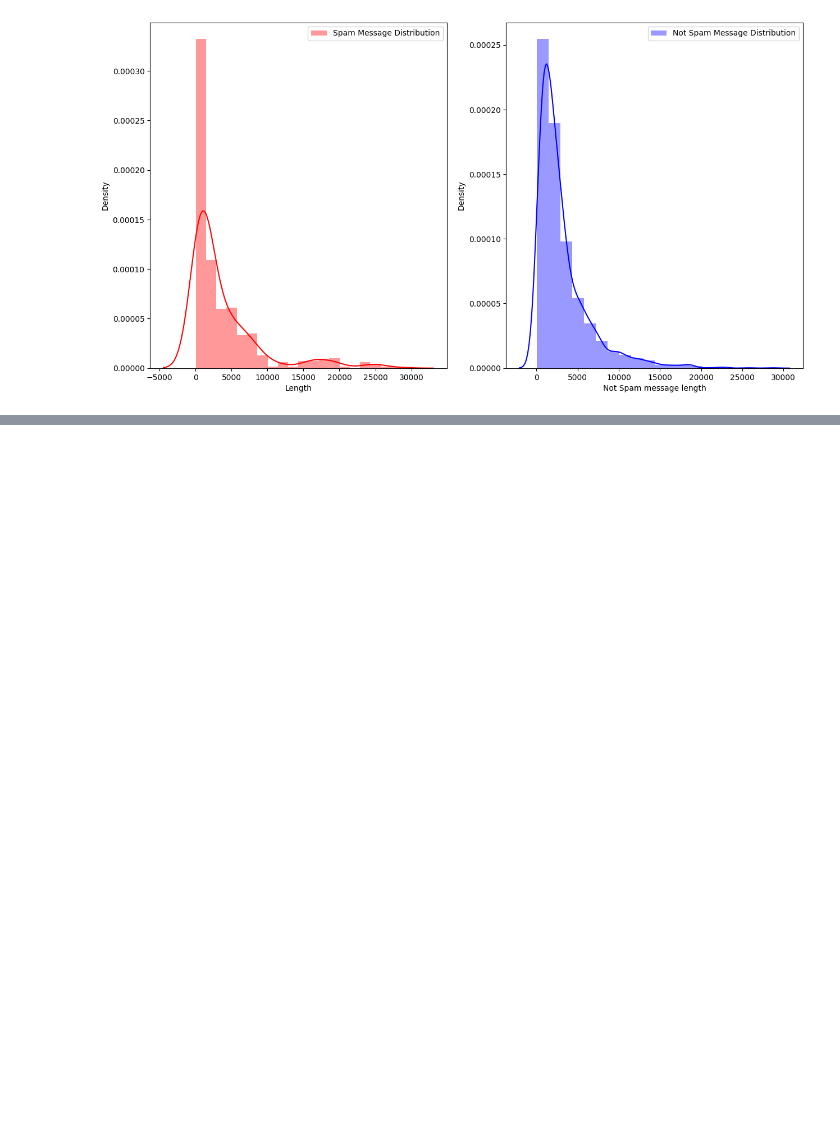
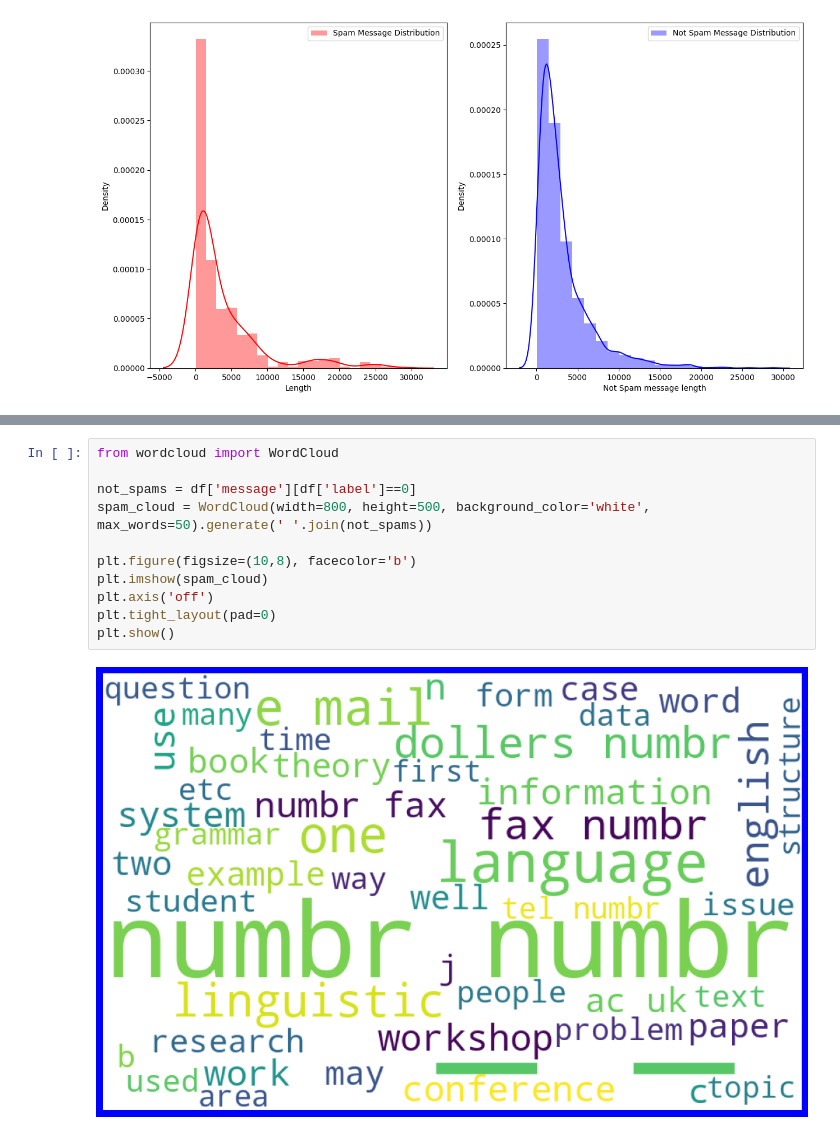
Before and after one commit to OmprakashDebata/Email_Spam_detection-NLP, a Jupyter notebook: Email_Spam_Detection.ipynb, the cells around one changed output, grey strips where cells are left out. Cells and saved outputs as stored; diff of their text form; blank space fills up the shorter version.

```diff
--- a/Email_Spam_Detection.ipynb
+++ b/Email_Spam_Detection.ipynb
@@ -200,0 +230,13 @@ plt.show()
+# %%
+from wordcloud import WordCloud
+
+not_spams = df['message'][df['label']==0]
+spam_cloud = WordCloud(width=800, height=500, background_color='white', max_words=50).generate(' '.join(not_spams))
+
+plt.figure(figsize=(10,8), facecolor='b')
+plt.imshow(spam_cloud)
+plt.axis('off')
+plt.tight_layout(pad=0)
+plt.show()
+# %% [output]
+[figure, added]
```
Also changed, not shown: parts of 9 cells of this notebook.
